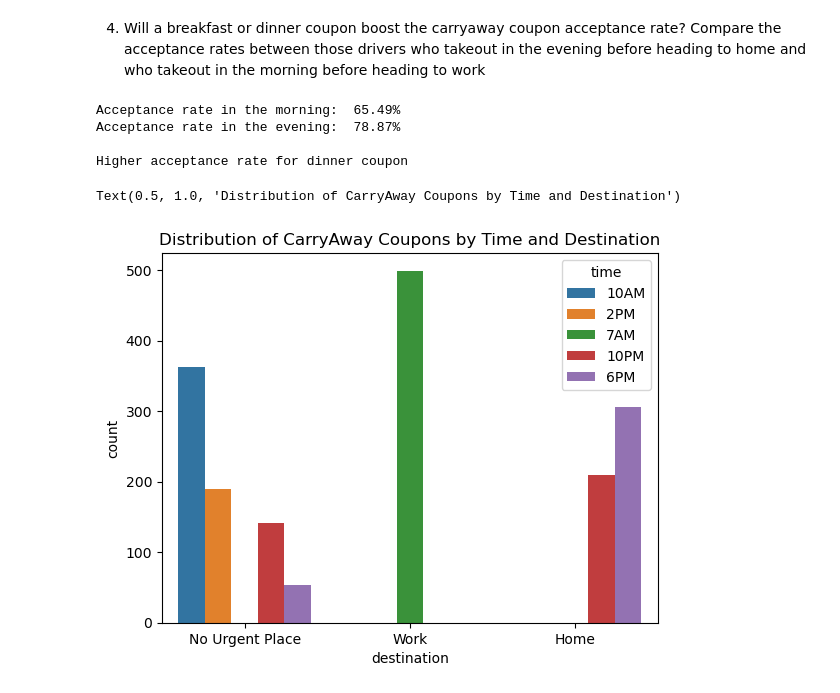
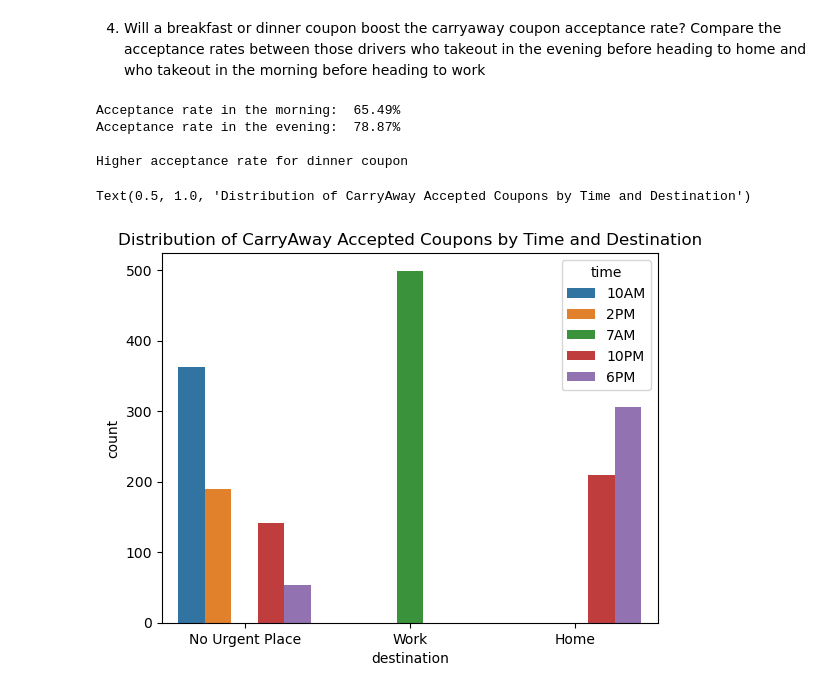
Before and after one commit to sajitha-03/Coupon_Acceptance_Rate, a Jupyter notebook: prompt.ipynb, the cells around one changed output. Drawn from its saved outputs; the diff is of its cells as text; code cells hidden in the pictures.

```diff
--- a/prompt.ipynb
+++ b/prompt.ipynb
@@ -449,26 +476,25 @@ Text(0.5, 1.0, 'Distribution of CarryAway Coupons')
 4. Will a breakfast or dinner coupon boost the carryaway coupon acceptance rate?
 Compare the acceptance rates between those drivers who takeout in the evening before heading to home and who takeout in the morning before heading to work
 # %%
-breakfast_accepted = carryaway_data.loc[(carryaway_data["destination"].isin(["Work"])) & (carryaway_data["time"].isin(["7AM", "10AM"]))]["Y"].mean()
-dinner_accepted = carryaway_data.loc[(carryaway_data["destination"].isin(["Home"])) & (carryaway_data["time"].isin(["6PM", "10PM"]))]["Y"].mean()
+breakfast_accepted_rate = carryaway_data.loc[(carryaway_data["destination"].isin(["Work"])) & (carryaway_data["time"].isin(["7AM", "10AM"]))]["Y"].mean()
+dinner_accepted_rate = carryaway_data.loc[(carryaway_data["destination"].isin(["Home"])) & (carryaway_data["time"].isin(["6PM", "10PM"]))]["Y"].mean()
 
-print (f"Acceptance rate in the morning: {breakfast_accepted: .2%}")
-print (f"Acceptance rate in the evening: {dinner_accepted: .2%}")
+print (f"Acceptance rate in the morning: {breakfast_accepted_rate: .2%}")
+print (f"Acceptance rate in the evening: {dinner_accepted_rate: .2%}")
 
-if (breakfast_accepted > dinner_accepted):
-    print (f"\nHigher acceptance rate for breakfast coupon")
-elif (breakfast_accepted < dinner_accepted):
-    print (f"\nHigher acceptance rate for dinner coupon")
+if (breakfast_accepted_rate > dinner_accepted_rate):
+    print (f"\nHigher acceptance rate for breakfast coupon\n")
+elif (breakfast_accepted_rate < dinner_accepted_rate):
+    print (f"\nHigher acceptance rate for dinner coupon\n")
 else:
-    print (f"\nAcceptance rate same for both coupons")
+    print (f"\nAcceptance rate same for both coupons\n")
 
 sns.countplot(data = carryaway_accepted_data, x = "destination", hue="time", legend="brief")
-#sns.countplot(data = carryaway_data.groupby("destination","time")[["Y"]], legend="brief")
-plt.title("Distribution of CarryAway Coupons by Time and Destination")
+plt.title("Distribution of CarryAway Accepted Coupons by Time and Destination")
 # %% [output]
 Acceptance rate in the morning:  65.49%
 Acceptance rate in the evening:  78.87%
 
 Higher acceptance rate for dinner coupon
-Text(0.5, 1.0, 'Distribution of CarryAway Coupons by Time and Destination')
+Text(0.5, 1.0, 'Distribution of CarryAway Accepted Coupons by Time and Destination')
-[figure, old version]
+[figure, new version]
```
Also changed, not shown: parts of 18 cells of this notebook.
